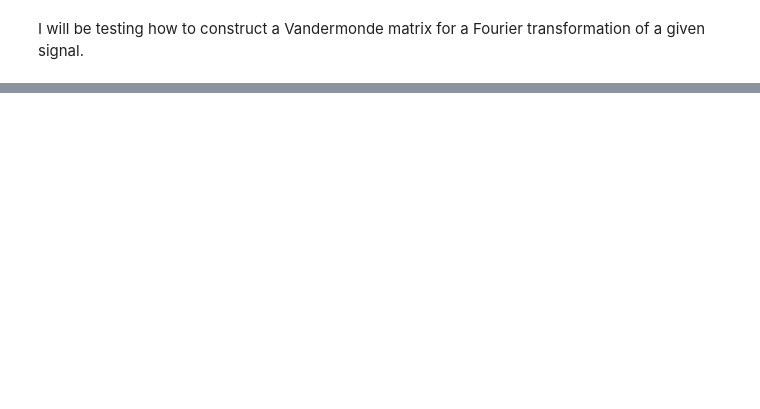
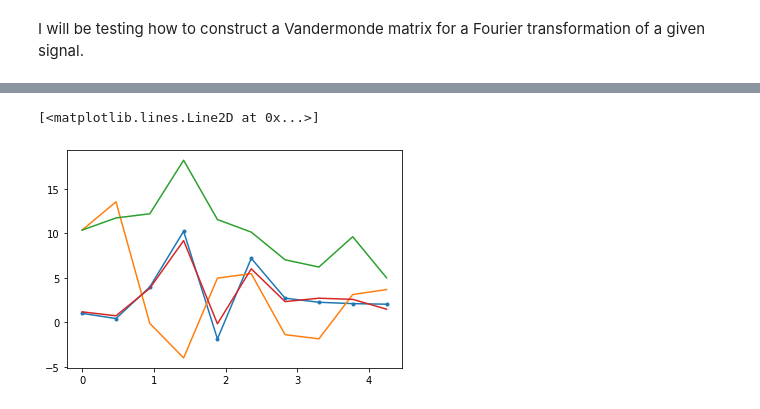
Before and after one commit to mmichelis/VNO_SAM, a Jupyter notebook: Benchmarking/data_generation/1d_transformation.ipynb, the cells around one changed output, grey strips where cells are left out. Saved outputs shown, nothing was run; the diff lists cells and outputs as text; code cells hidden in the pictures; blank space fills up the shorter version.

```diff
--- a/Benchmarking/data_generation/1d_transformation.ipynb
+++ b/Benchmarking/data_generation/1d_transformation.ipynb
@@ -26,0 +70,9 @@ plt.scatter(x_non, y_non)
+# %%
+
+plt.plot(x_eq[:low_modes], fft_eq[:low_modes], marker='.')
+plt.plot(x_eq[:low_modes], fft_non[:low_modes])
+plt.plot(x_eq[:low_modes], vft_non)
+plt.plot(x_eq[:low_modes], fft_int[:low_modes])
+# %% [output]
+[<matplotlib.lines.Line2D at 0x...>]
+[figure, added]
```
Also changed, not shown: parts of 5 cells of this notebook.
